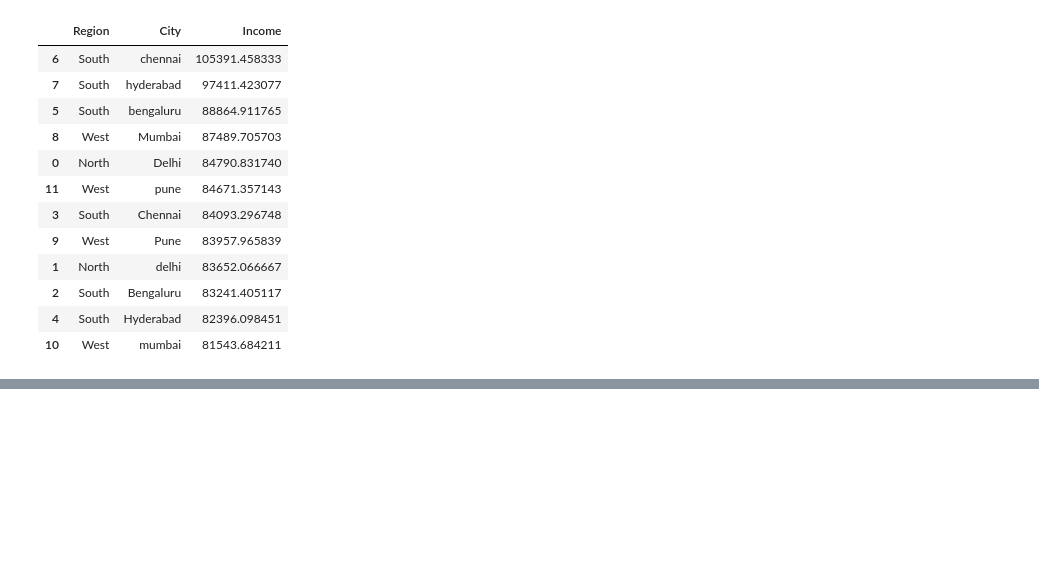
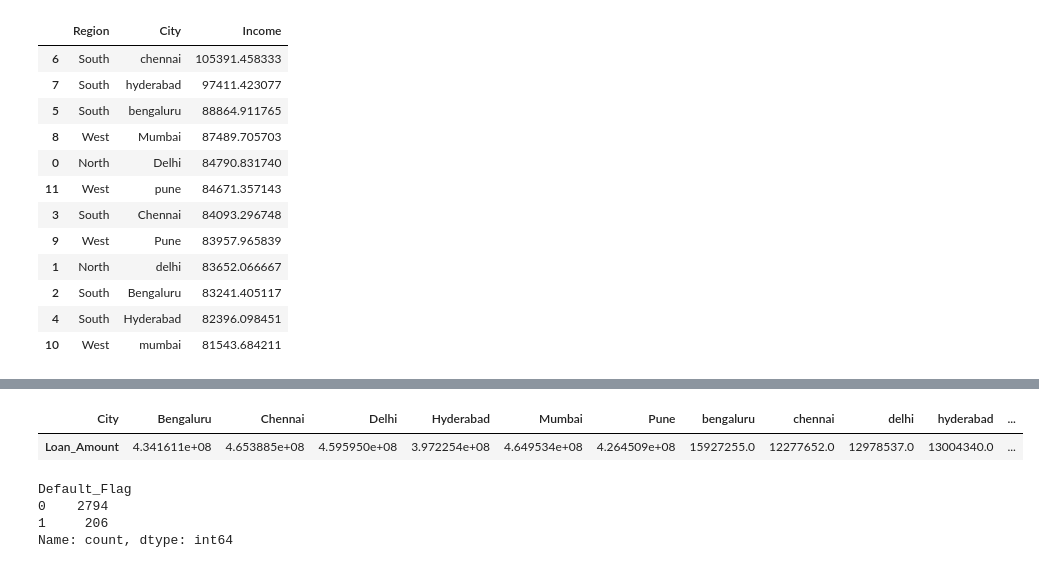
Before and after one commit to Mohini2815/Data-analysis-practice-projects, a Jupyter notebook: BAnk loan portfolio.ipynb, the cells around one changed output, grey strips where cells are left out. Saved outputs shown, nothing was run; the diff lists cells and outputs as text; code cells hidden in the pictures; blank space fills up the shorter version.

```diff
--- a/BAnk loan portfolio.ipynb
+++ b/BAnk loan portfolio.ipynb
@@ -328,0 +373,20 @@ income_summary_sorted
+# %%
+# revenue of loan amount by City
+revenue_by_city = df.groupby(['City'])['Loan_Amount'].sum().reset_index()
+pivot_table = revenue_by_city.pivot_table(
+    columns = 'City',
+    values = 'Loan_Amount',
+    fill_value = 0
+)
+pivot_table.sort_index(axis=1)
+pivot_table
+# %% [output]
+| City | Bengaluru | Chennai | Delhi | Hyderabad | Mumbai | Pune | bengaluru | chennai | delhi | hyderabad | ... |
+| Loan_Amount | 4.341611e+08 | 4.653885e+08 | 4.595950e+08 | 3.972254e+08 | 4.649534e+08 | 4.264509e+08 | 15927255.0 | 12277652.0 | 12978537.0 | 13004340.0 | ... |
+# %%
+df['Default_Flag'].value_counts()
+# %% [output]
+Default_Flag
+0    2794
+1     206
+Name: count, dtype: int64
```
Also changed, not shown: parts of 21 cells of this notebook.
